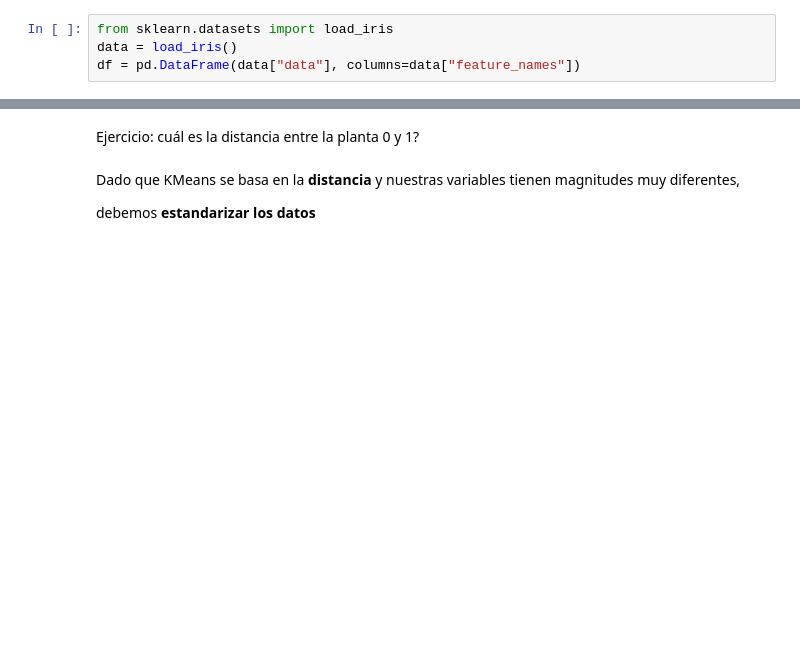
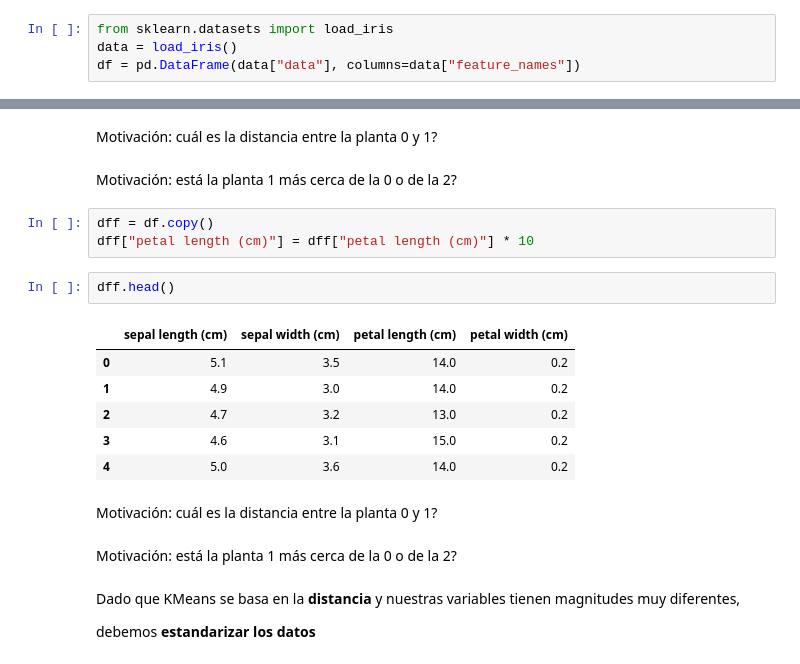
Before and after one commit to sheriffff/temp_esesa, a Jupyter notebook: 09.unsupervised_learning.ipynb, the cells around one changed output, grey strips where cells are left out. Saved outputs shown, nothing was run; the diff lists cells and outputs as text; blank space fills up the shorter version.

```diff
--- a/09.unsupervised_learning.ipynb
+++ b/09.unsupervised_learning.ipynb
@@ -45,5 +54,23 @@ df.head()
 # %% [markdown]
-Ejercicio: cuál es la distancia entre la planta 0 y 1?
+Motivación: cuál es la distancia entre la planta 0 y 1?
+# %% [markdown]
+Motivación: está la planta 1 más cerca de la 0 o de la 2?
+# %%
+dff = df.copy()
+dff["petal length (cm)"] = dff["petal length (cm)"] * 10
+# %%
+dff.head()
+# %% [output]
+|  | sepal length (cm) | sepal width (cm) | petal length (cm) | petal width (cm) |
+| 0 | 5.1 | 3.5 | 14.0 | 0.2 |
+| 1 | 4.9 | 3.0 | 14.0 | 0.2 |
+| 2 | 4.7 | 3.2 | 13.0 | 0.2 |
+| 3 | 4.6 | 3.1 | 15.0 | 0.2 |
+| 4 | 5.0 | 3.6 | 14.0 | 0.2 |
+# %% [markdown]
+Motivación: cuál es la distancia entre la planta 0 y 1?
+# %% [markdown]
+Motivación: está la planta 1 más cerca de la 0 o de la 2?
 # %% [markdown]
 Dado que KMeans se basa en la **distancia** y nuestras variables tienen magnitudes muy diferentes,
 
```
Also changed, not shown: parts of 48 cells of this notebook, 1 other file.
